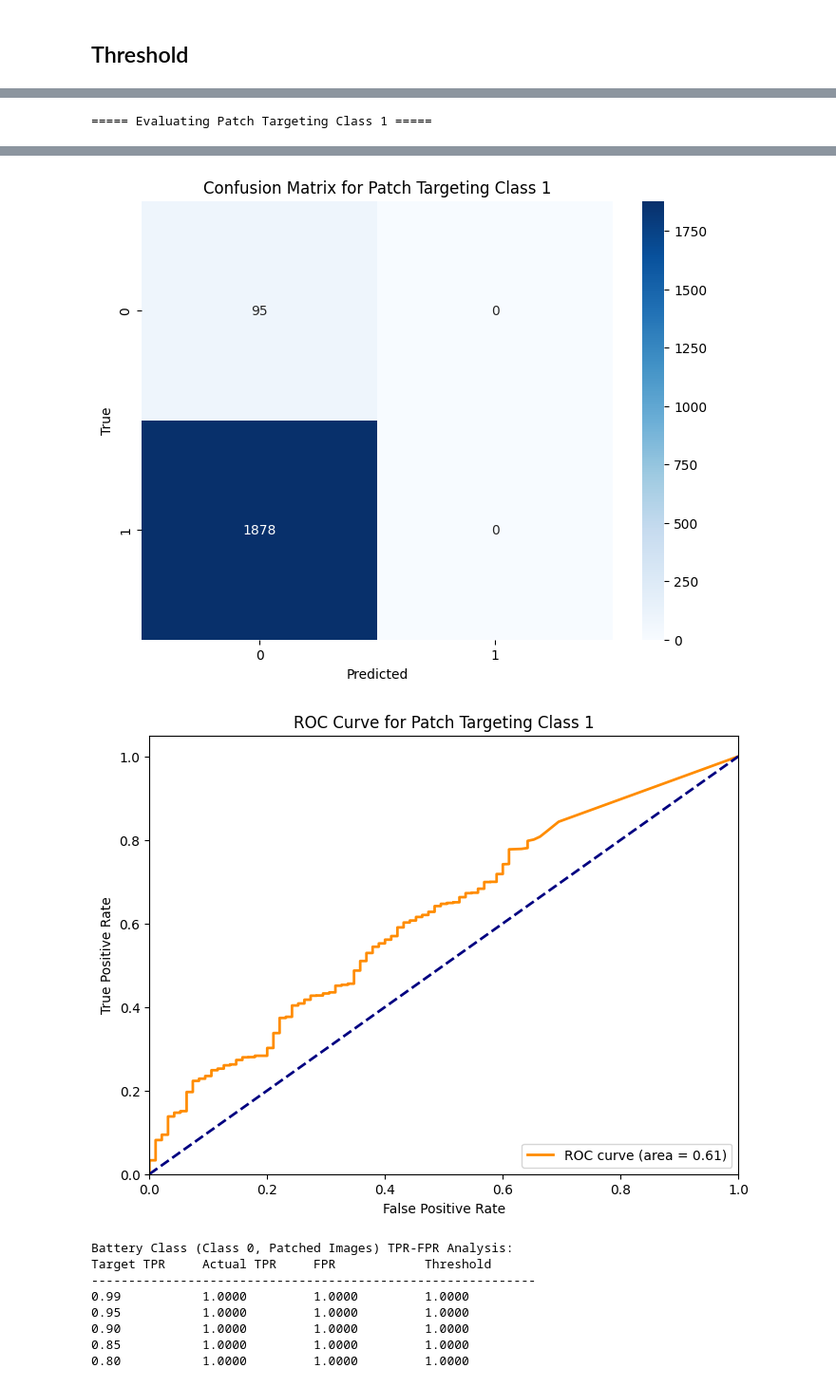
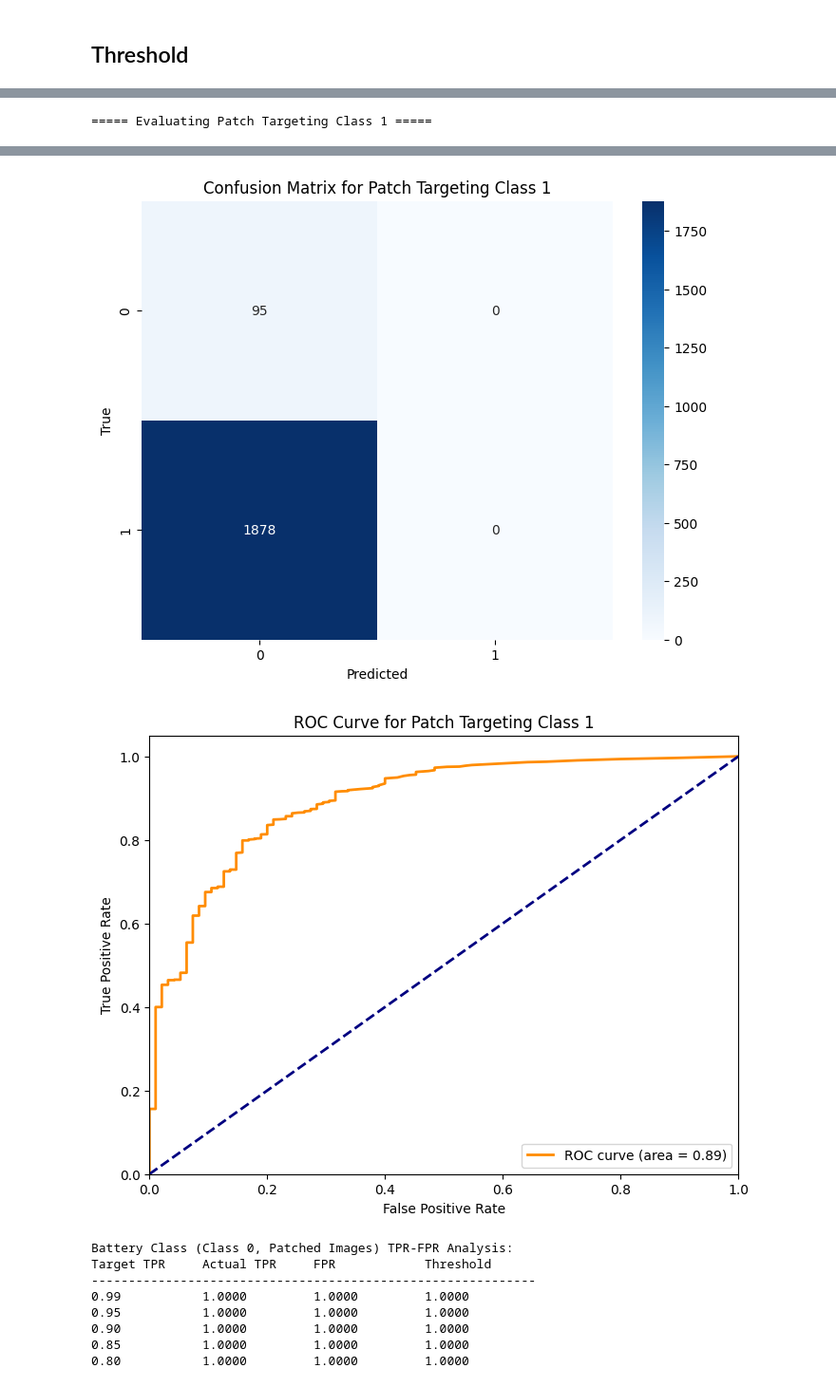
Before and after one commit to tinayiluo0322/ECE_Final_Project_2025, a Jupyter notebook: Thresholad_Address_Imbalance_Garbage_Dataset_Targeted_Adversarial_Attack.ipynb, the cells around one changed output, grey strips where cells are left out. Shown at 95% size. Cells and saved outputs as stored; diff of their text form; code cells hidden in the pictures.

```diff
--- a/Thresholad_Address_Imbalance_Garbage_Dataset_Targeted_Adversarial_Attack.ipynb
+++ b/Thresholad_Address_Imbalance_Garbage_Dataset_Targeted_Adversarial_Attack.ipynb
@@ -541,13 +541,28 @@ def create_patch(patch_size=(3, 3)):
     patch = torch.randn(3, *patch_size, requires_grad=True, device=device)
     return patch
 
-# Function to apply the patch to images
+# # Function to apply the patch to images
+# def place_patch(img, patch):
+#     batch_size, _, h, w = img.size()
+#     ph, pw = patch.size(1), patch.size(2)
+#     for i in range(batch_size):
+#         x_offset = torch.randint(0, h - ph + 1, (1,)).item()
+#         y_offset = torch.randint(0, w - pw + 1, (1,)).item()
+#         img[i, :, x_offset:x_offset+ph, y_offset:y_offset+pw] = patch
+#     return img
+
+# Function to apply the patch at the center of images
 def place_patch(img, patch):
     batch_size, _, h, w = img.size()
     ph, pw = patch.size(1), patch.size(2)
     for i in range(batch_size):
-        x_offset = torch.randint(0, h - ph + 1, (1,)).item()
-        y_offset = torch.randint(0, w - pw + 1, (1,)).item()
+        # Compute center coordinates
+        x_center = h // 2
+        y_center = w // 2
+        # Compute top-left corner to place the patch
+        x_offset = x_center - ph // 2
+        y_offset = y_center - pw // 2
+        # Place the patch at the center
         img[i, :, x_offset:x_offset+ph, y_offset:y_offset+pw] = patch
     return img
 
@@ -660,13 +675,28 @@ patch_class1 = patch_class1.to(device)
 patch_class0.requires_grad = False
 patch_class1.requires_grad = False
 
-# Define your place_patch function
+# # Define your place_patch function
+# def place_patch(img, patch):
+#     batch_size, _, h, w = img.size()
+#     ph, pw = patch.size(1), patch.size(2)
+#     for i in range(batch_size):
+#         x_offset = torch.randint(0, h - ph + 1, (1,)).item()
+#         y_offset = torch.randint(0, w - pw + 1, (1,)).item()
+#         img[i, :, x_offset:x_offset+ph, y_offset:y_offset+pw] = patch
+#     return img
+
+# Function to apply the patch at the center of images
 def place_patch(img, patch):
     batch_size, _, h, w = img.size()
     ph, pw = patch.size(1), patch.size(2)
     for i in range(batch_size):
-        x_offset = torch.randint(0, h - ph + 1, (1,)).item()
-        y_offset = torch.randint(0, w - pw + 1, (1,)).item()
+        # Compute center coordinates
+        x_center = h // 2
+        y_center = w // 2
+        # Compute top-left corner to place the patch
+        x_offset = x_center - ph // 2
+        y_offset = y_center - pw // 2
+        # Place the patch at the center
         img[i, :, x_offset:x_offset+ph, y_offset:y_offset+pw] = patch
     return img
 
@@ -780,34 +810,34 @@ Detailed Test Classification Report:
 
            0       0.05      1.00      0.09        95
            1       0.00      0.00      0.00      1878
 
     accuracy                           0.05      1973
    macro avg       0.02      0.50      0.05      1973
 weighted avg       0.00      0.05      0.00      1973
 [figure]
 [figure]
 ===== Evaluating Patch Targeting Class 1 =====
 Test Accuracy: 0.0482
 
 Test Metrics by Class:
 Class 0 Precision: 0.0482       Recall: 1.0000  F1-Score: 0.0919
 Class 1 Precision: 0.0000       Recall: 0.0000  F1-Score: 0.0000
 
 Test Confusion Matrix:
 [[  95    0]
  [1878    0]]
 
 Detailed Test Classification Report:
               precision    recall  f1-score   support
 
            0       0.05      1.00      0.09        95
            1       0.00      0.00      0.00      1878
 
     accuracy                           0.05      1973
    macro avg       0.02      0.50      0.05      1973
 weighted avg       0.00      0.05      0.00      1973
 [figure]
-[figure, old version]
+[figure, new version]
 # %%
 import torch
 import numpy as np
```
Also changed, not shown: parts of 1 cell of this notebook.
